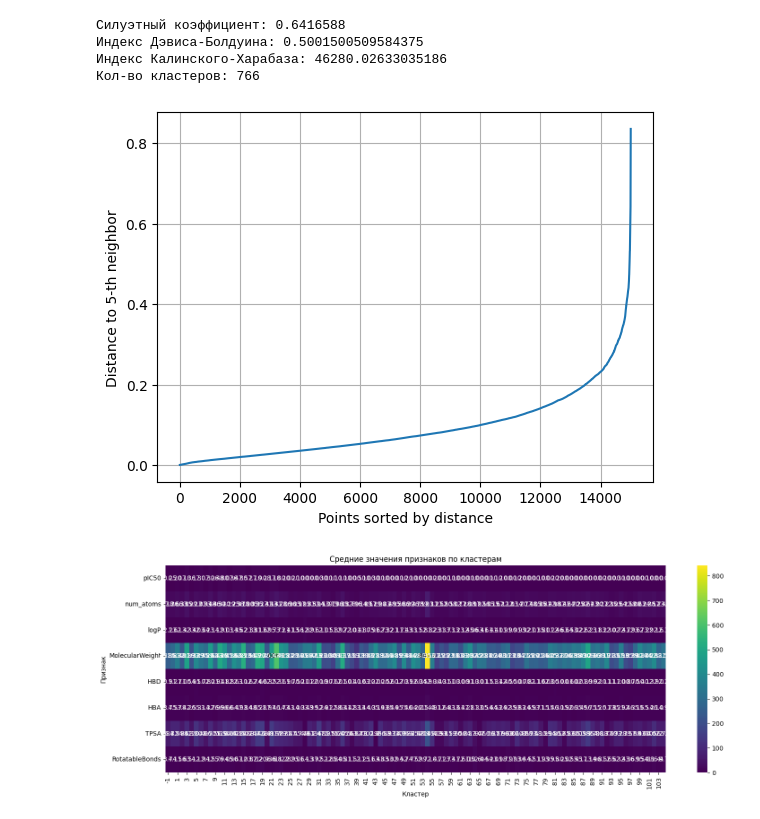
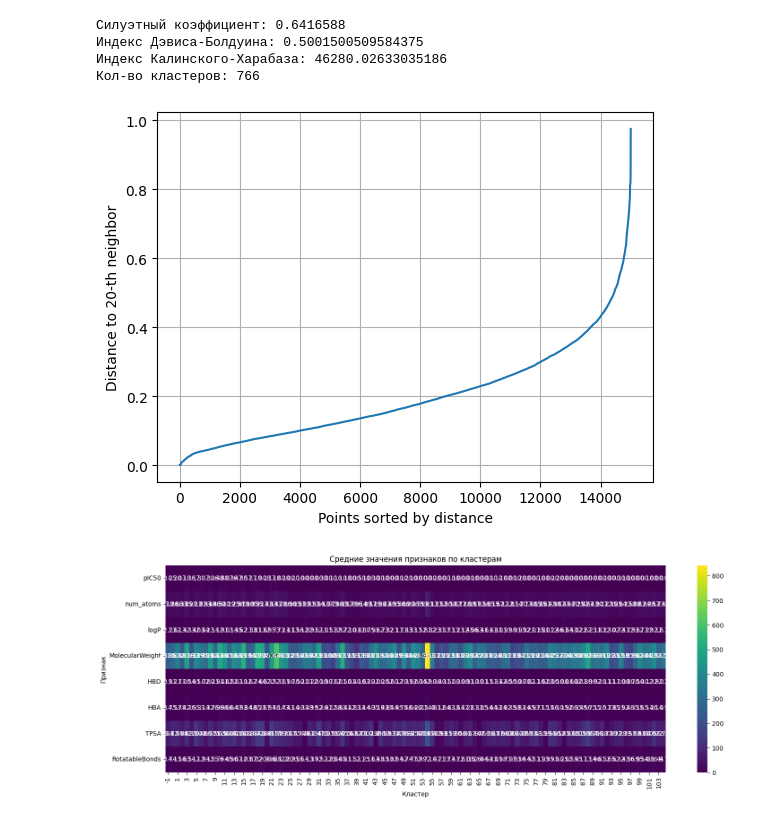
Before and after one commit to Nettsome/coursework, a Jupyter notebook: Tasks/main.ipynb, the cells around one changed output. Drawn from its saved outputs; the diff is of its cells as text; code cells hidden in the pictures.

```diff
--- a/Tasks/main.ipynb
+++ b/Tasks/main.ipynb
@@ -775,21 +776,21 @@ counts
 # %%
 from sklearn.neighbors import NearestNeighbors
 import numpy as np
 import matplotlib.pyplot as plt
 
 # X_emb — матрица, на которой запускается DBSCAN (UMAP или PCA)
-k = 5  # обычно = min_samples
+k = 20  # обычно = min_samples
 nbrs = NearestNeighbors(n_neighbors=k).fit(X)
 distances, indices = nbrs.kneighbors(X)
 k_distances = np.sort(distances[:, -1])  # расстояние до k-го соседа, отсортированное
 
 plt.plot(k_distances)
 plt.ylabel(f"Distance to {k}-th neighbor")
 plt.xlabel("Points sorted by distance")
 plt.grid(True)
 plt.show()
 # %% [output]
-[figure, old version]
+[figure, new version]
 # %%
 def show_clusters_means(df, clusters):
     cluster_means = pd.DataFrame(df).groupby(clusters).mean()
```
Also changed, not shown: parts of 2 cells of this notebook.
